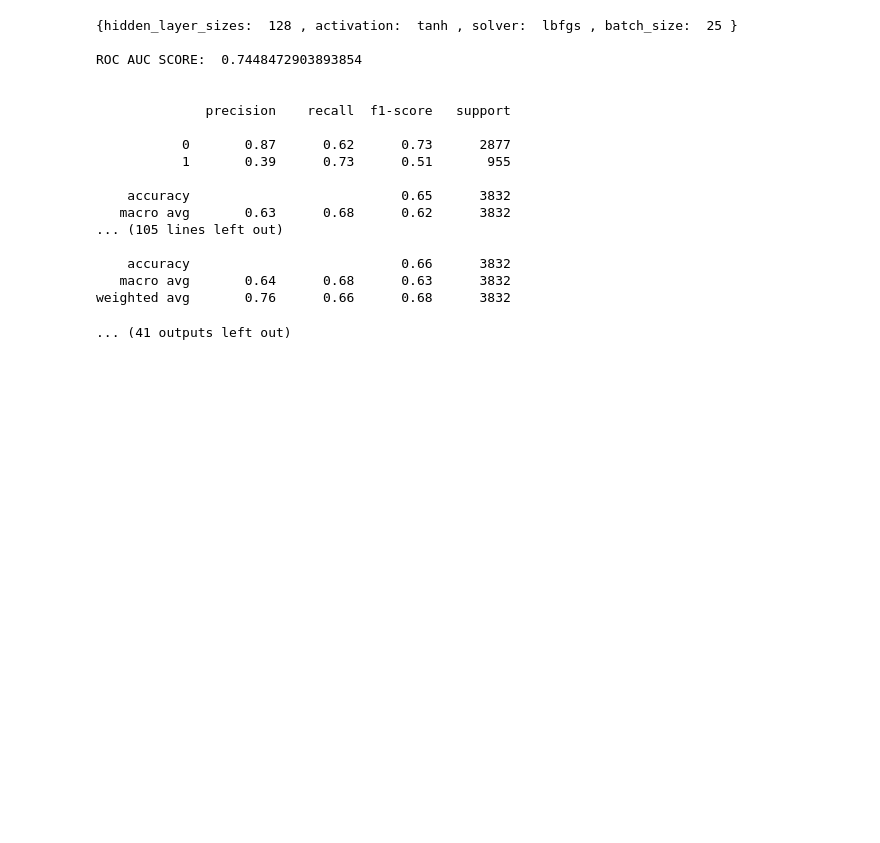
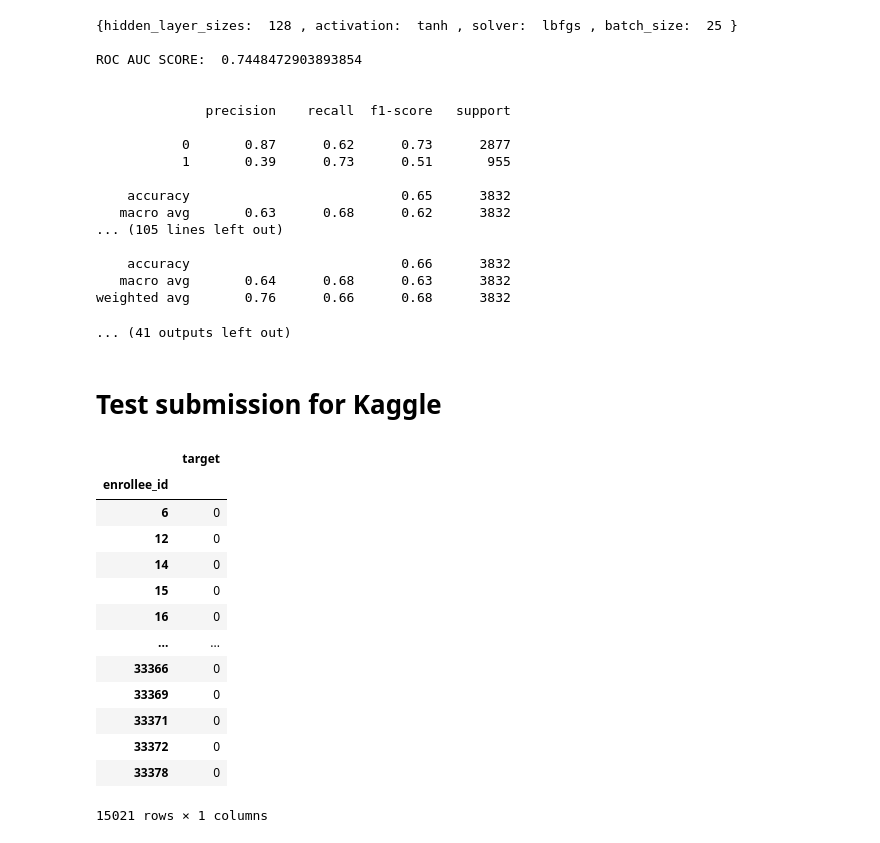
Before and after one commit to viktorjovev/hr-analytics-ds-churn, a Jupyter notebook: 186068_Project.ipynb, the cells around one changed output. Drawn from its saved outputs; the diff is of its cells as text; code cells hidden in the pictures; blank space fills up the shorter version.

```diff
--- a/186068_Project.ipynb
+++ b/186068_Project.ipynb
@@ -510,0 +577,7 @@ weighted avg       0.77      0.70      0.72      3832
+# %%
+model = XGBClassifier()
+model.fit(x_train[first_setup],y_train)
+
+pred = model.predict(x_test[first_setup])
+print("ROC AUC SCORE: ", roc_auc_score(y_test, model.predict_proba(x_test[first_setup])[:,1]),"\n")
+print(classification_report(y_test,pred))
@@ -510,0 +597,7 @@ weighted avg       0.77      0.70      0.72      3832
+# %%
+model = XGBClassifier()
+model.fit(x_train[second_setup],y_train)
+
+pred = model.predict(x_test[second_setup])
+print("ROC AUC SCORE: ", roc_auc_score(y_test, model.predict_proba(x_test[second_setup])[:,1]),"\n")
+print(classification_report(y_test,pred))
@@ -510,0 +617,7 @@ weighted avg       0.77      0.70      0.72      3832
+# %%
+model = XGBClassifier()
+model.fit(x_train,y_train)
+
+pred = model.predict(x_test)
+print("ROC AUC SCORE: ", roc_auc_score(y_test, model.predict_proba(x_test)[:,1]),"\n")
+print(classification_report(y_test,pred))
@@ -512,0 +639,9 @@ weighted avg       0.77      0.70      0.72      3832
+# %%
+for eta in [0.01, 0.1, 0.05, 0.001, 0.005]:
+  for gamma in [0, 0.5, 0.8, 1, 2, 4 ,5 ,6 ,10, 100]:
+      model = XGBClassifier(eta=eta, gamma=gamma)
+      model.fit(x_train, y_train)
+      pred = model.predict(x_test)
+      print("{eta:",eta,", gamma:",gamma,"}\n")
+      print("ROC AUC SCORE: ", roc_auc_score(y_test, model.predict_proba(x_test)[:,1]),"\n\n")
+      print(classification_report(y_test,pred),"\n\n\n\n")
@@ -703,3 +856,28 @@ ROC AUC SCORE:  0.7448472903893854
    macro avg       0.64      0.68      0.63      3832
 weighted avg       0.76      0.66      0.68      3832
 ... (41 outputs left out)
+# %% [markdown]
+# Test submission for Kaggle
+# %%
+model = XGBClassifier()
+model.fit(x_train,y_train)
+pred = model.predict(test_data)
+
+submission = pd.DataFrame(data={'target':pred},index=test_data.index)
+submission.to_csv("sol1.csv")
+submission
+# %% [output]
+|  | target |
+| enrollee_id |  |
+| 6 | 0 |
+| 12 | 0 |
+| 14 | 0 |
+| 15 | 0 |
+| 16 | 0 |
+| ... | ... |
+| 33366 | 0 |
+| 33369 | 0 |
+| 33371 | 0 |
+| 33372 | 0 |
+| 33378 | 0 |
+15021 rows × 1 columns
```
Also changed, not shown: parts of 19 cells of this notebook.
